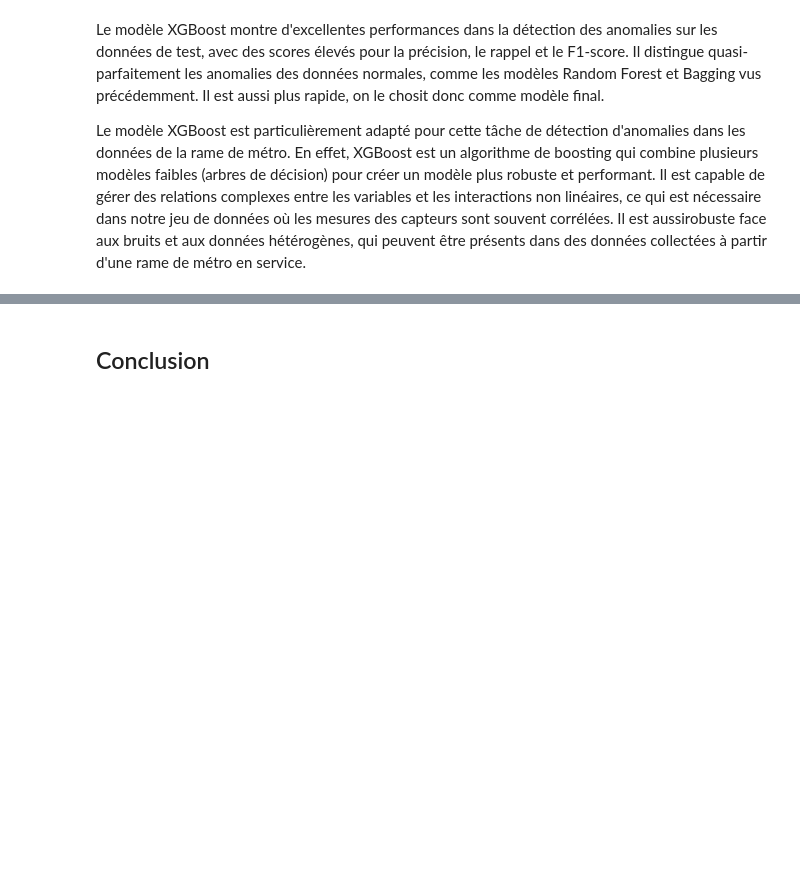
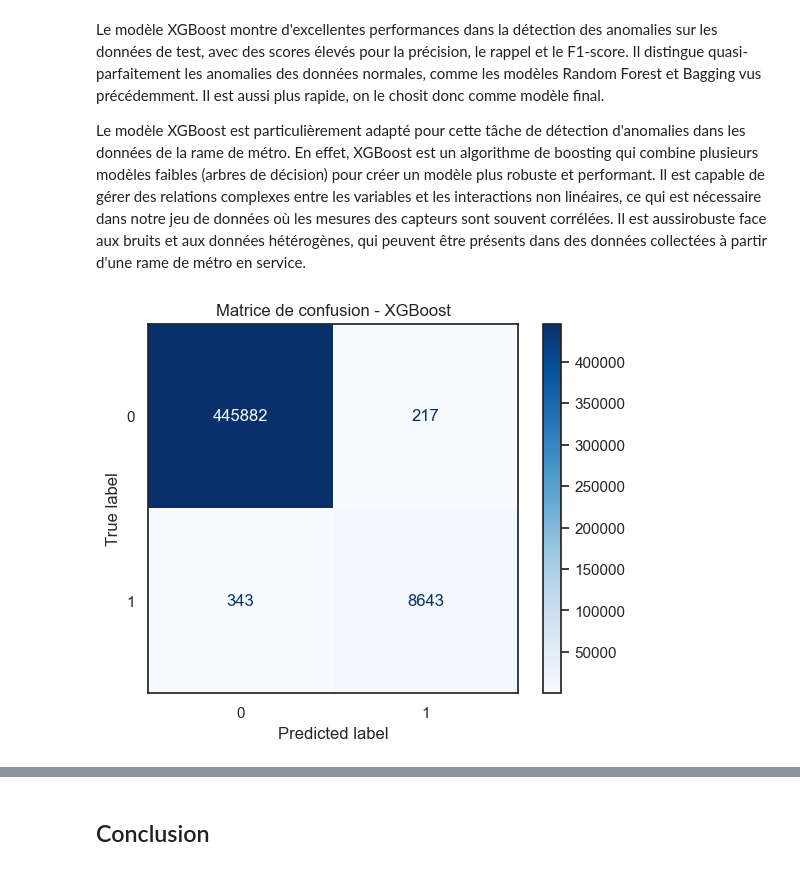
Before and after one commit to lisasko/MetroPT-3, a Jupyter notebook: BE.ipynb, the cells around one changed output, grey strips where cells are left out. Saved outputs shown, nothing was run; the diff lists cells and outputs as text; code cells hidden in the pictures; blank space fills up the shorter version.

```diff
--- a/BE.ipynb
+++ b/BE.ipynb
@@ -447,9 +476,11 @@ Le modèle XGBoost est particulièrement adapté pour cette tâche de détection
 # %%
 from sklearn.metrics import confusion_matrix, ConfusionMatrixDisplay
 
-y_pred_xgb = model_xgb.predict(X_test)
-cm = confusion_matrix(y_test, y_pred_xgb)
+y_pred_xgb = model_xgb.predict(X_test_réduit)
+cm = confusion_matrix(y_test_réduit, y_pred_xgb)
 disp = ConfusionMatrixDisplay(confusion_matrix=cm)
 disp.plot(cmap='Blues')
 plt.title("Matrice de confusion - XGBoost")
 plt.show()
+# %% [output]
+[figure, added]
```
Also changed, not shown: parts of 4 cells of this notebook.
